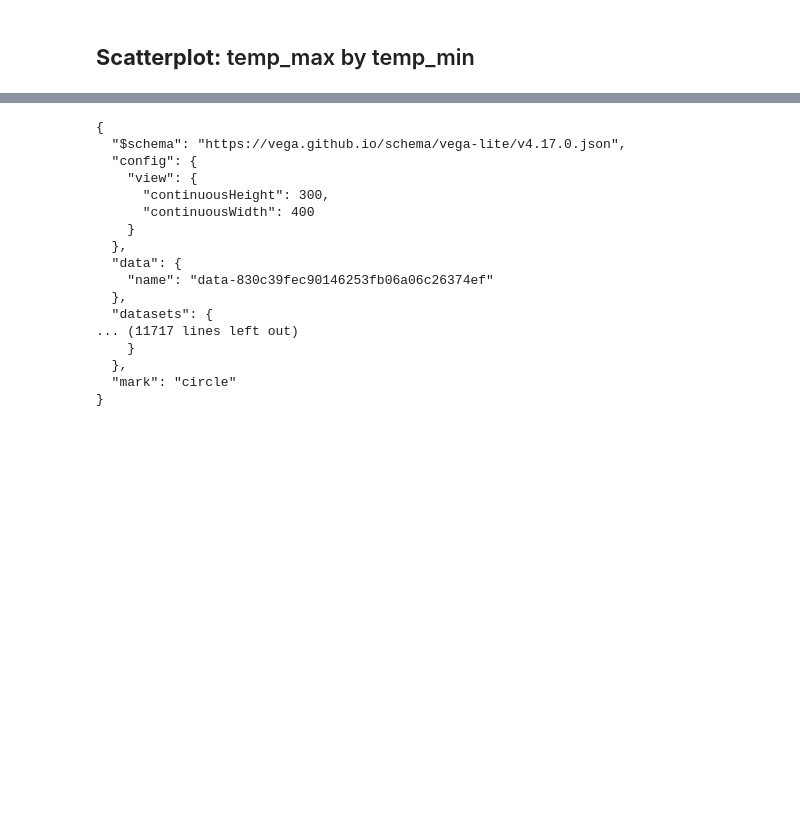
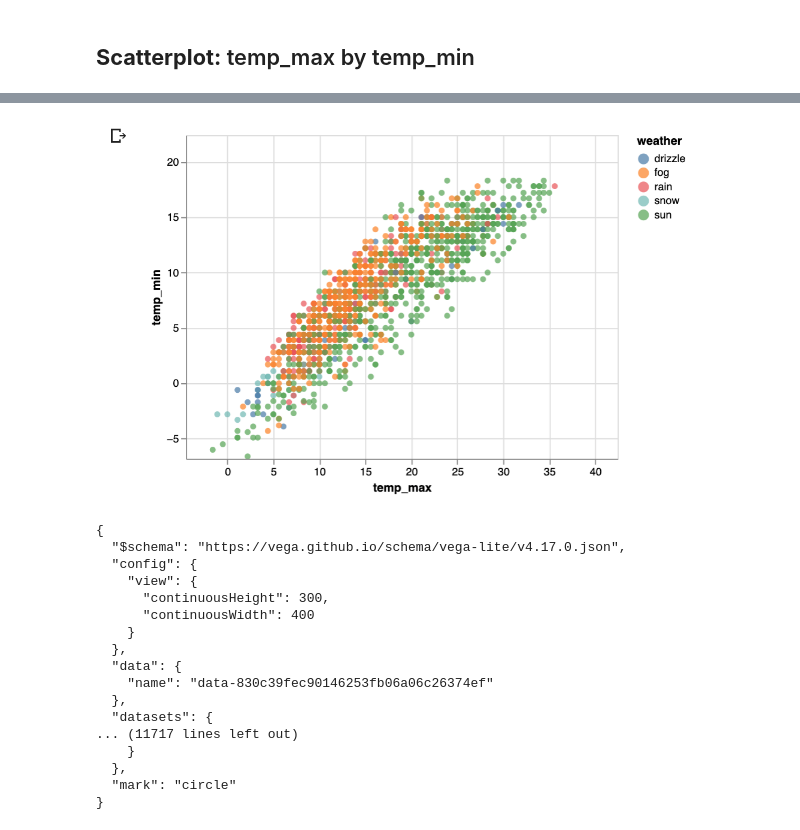
Before and after one commit to heesukjang/W209_DataViz_Summer2023, a Jupyter notebook: Unit_Assignments/03_01_setting_up_altair.ipynb, the cells around one changed output, grey strips where cells are left out. Drawn from its saved outputs; the diff is of its cells as text; code cells hidden in the pictures; blank space fills up the shorter version.

```diff
--- a/Unit_Assignments/03_01_setting_up_altair.ipynb
+++ b/Unit_Assignments/03_01_setting_up_altair.ipynb
@@ -35,6 +36,10 @@ alt.Chart(seattle_weather).mark_circle().encode(
 ).interactive()
 # %% [output]
 [interactive output not drawn]
+# %%
+Image('/content/scatterplot.png', width=600, height=400)
+# %% [output]
+[figure, added]
 # %%
 print(alt.Chart(seattle_weather).mark_circle().encode(
     x='temp_max',
```
Also changed, not shown: parts of 1 cell of this notebook.
